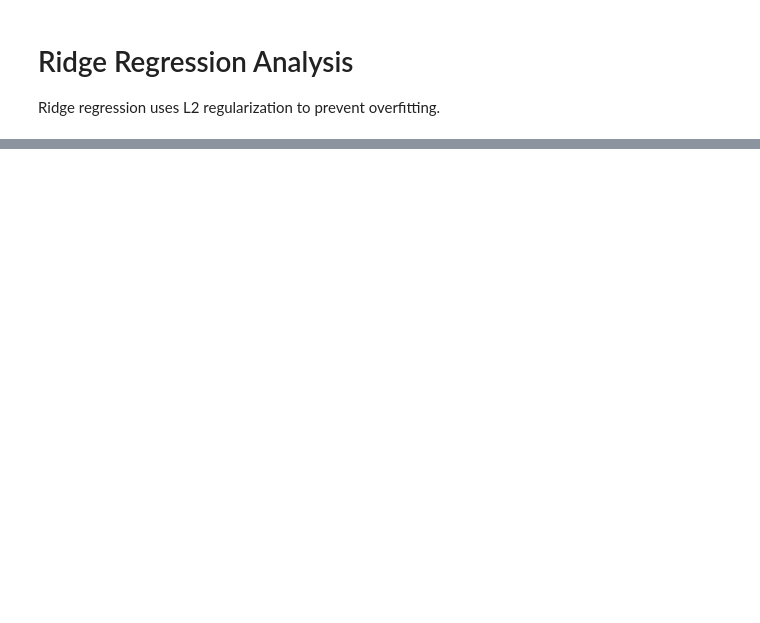
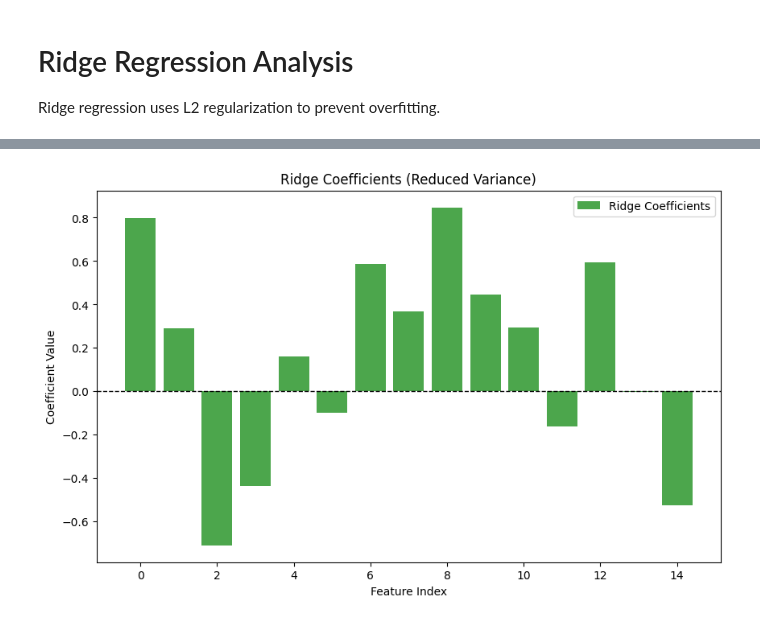
Before and after one commit to NuwanHapuarachchi/Machine-Learning, a Jupyter notebook: Regression/Ridge_regression.ipynb, the cells around one changed output, grey strips where cells are left out. Cells and saved outputs as stored; diff of their text form; code cells hidden in the pictures; blank space fills up the shorter version.

```diff
--- a/Regression/Ridge_regression.ipynb
+++ b/Regression/Ridge_regression.ipynb
@@ -89,0 +62,16 @@ from sklearn.preprocessing import StandardScaler
+# %%
+# Fit Ridge regression
+ridge = Ridge(alpha=1.0)
+ridge.fit(X_train, y_train)
+
+# Plot Ridge coefficients
+plt.figure(figsize=(10, 6))
+plt.bar(range(len(ridge.coef_)), ridge.coef_, color='green', alpha=0.7, label='Ridge Coefficients')
+plt.axhline(0, color='black', linestyle='--', linewidth=1)
+plt.xlabel('Feature Index')
+plt.ylabel('Coefficient Value')
+plt.title('Ridge Coefficients (Reduced Variance)')
+plt.legend()
+plt.show()
+# %% [output]
+[figure, added]
```
Also changed, not shown: parts of 4 cells of this notebook, 6 other files.
